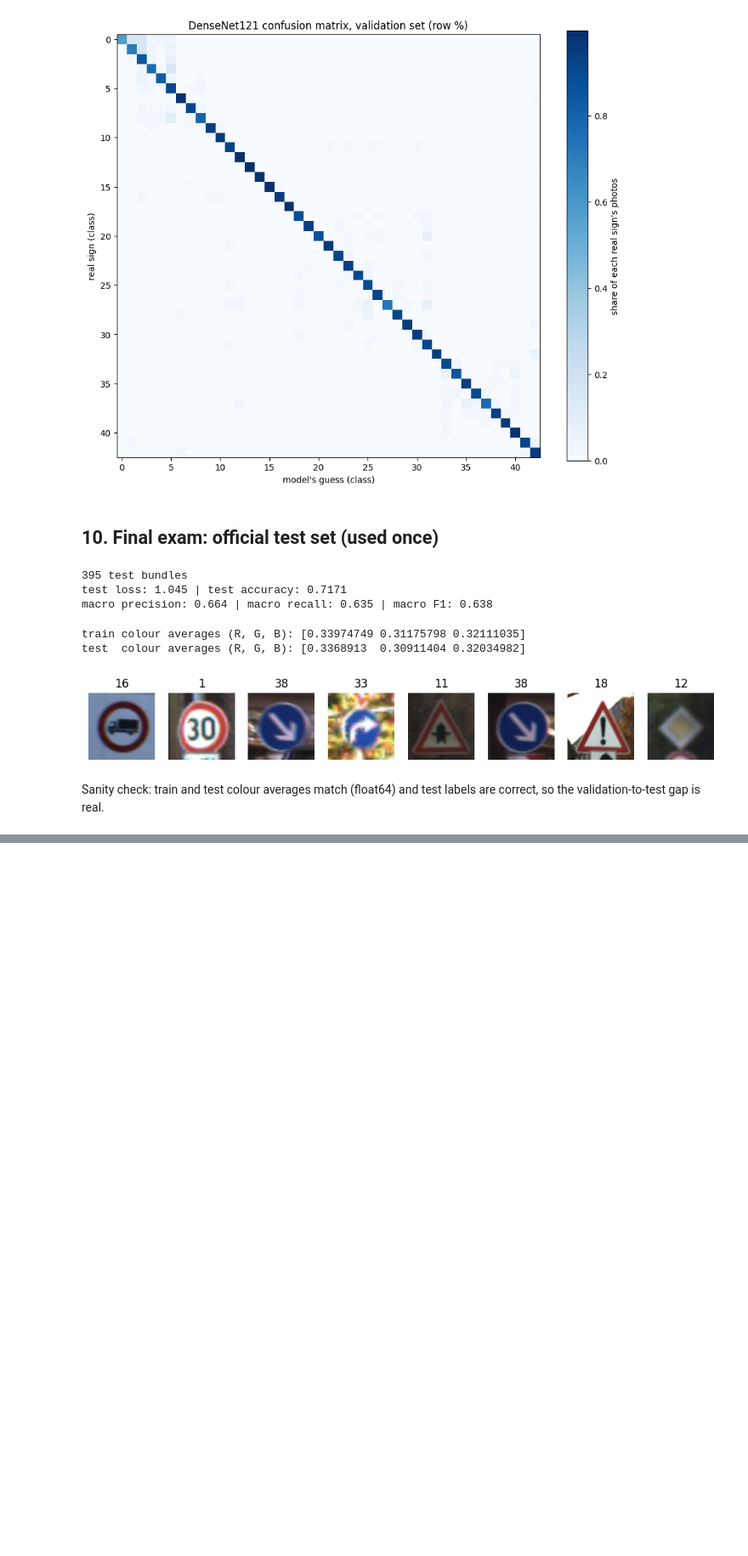
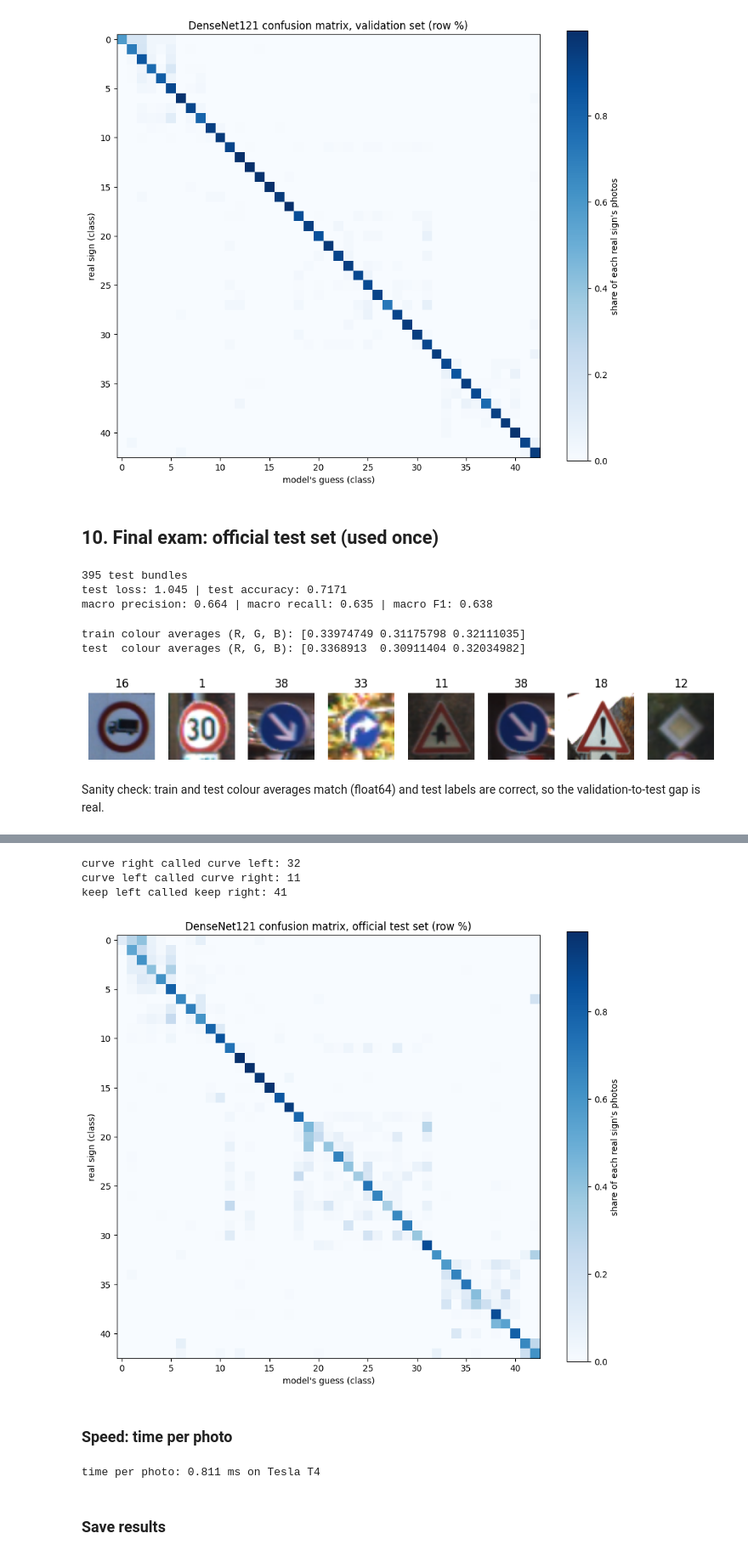
Before and after one commit to AaqibAR/DL_GroupProject, a Jupyter notebook: notebooks/densenet121_rahman.ipynb, the cells around one changed output, grey strips where cells are left out. Shown at 85% size. Cells and saved outputs as stored; diff of their text form; code cells hidden in the pictures; blank space fills up the shorter version.

Commit message:
added the results which was missed

```diff
--- a/notebooks/densenet121_rahman.ipynb
+++ b/notebooks/densenet121_rahman.ipynb
@@ -499,0 +502,19 @@ Sanity check: train and test colour averages match (float64) and test labels are
+# %%
+from sklearn.metrics import confusion_matrix, precision_recall_fscore_support
+import pandas as pd
+
+p_c, r_c, f_c, n_c = precision_recall_fscore_support(test_answers, test_guesses, zero_division=0)
+test_per_class = pd.DataFrame({"precision": p_c, "recall": r_c, "f1": f_c, "photos": n_c})
+print(test_per_class.sort_values("f1").head(10))
+
+cm_test = confusion_matrix(test_answers, test_guesses)
+mistakes = []
+for real in range(43):
+    for guess in range(43):
+        if real != guess and cm_test[real, guess] > 0:
+            mistakes.append((cm_test[real, guess], real, guess))
+mistakes.sort(reverse=True)
+
+print("total mistakes:", sum(m[0] for m in mistakes))
+for count, real, guess in mistakes[:10]:
+    print(f"real {real} -> guessed {guess}: {count} photos")
@@ -499,0 +539,41 @@ Sanity check: train and test colour averages match (float64) and test labels are
+# %%
+print("curve right called curve left:", cm_test[20, 19])
+print("curve left called curve right:", cm_test[19, 20])
+print("keep left called keep right:", cm_test[39, 38])
+
+cm_test_pct = cm_test / cm_test.sum(axis=1, keepdims=True)
+plt.figure(figsize=(11, 9))
+plt.imshow(cm_test_pct, cmap="Blues")
+plt.colorbar(label="share of each real sign's photos")
+plt.xlabel("model's guess (class)")
+plt.ylabel("real sign (class)")
+plt.title("DenseNet121 confusion matrix, official test set (row %)")
+plt.savefig("/content/drive/MyDrive/densenet121_confusion_test.png", dpi=150)
+plt.show()
+# %% [output]
+curve right called curve left: 32
+curve left called curve right: 11
+keep left called keep right: 41
+[figure, added]
+# %% [markdown]
+### Speed: time per photo
+# %%
+import time
+
+model.eval()
+x = normalize(X_test_t[:32]).to(device)  # one bundle of 32 test photos
+with torch.no_grad():
+    for _ in range(10):   # warm-up: a GPU's first few runs are slow
+        model(x)
+    torch.cuda.synchronize()
+    start = time.time()
+    for _ in range(100):
+        model(x)
+    torch.cuda.synchronize()
+
+ms_per_photo = (time.time() - start) / (100 * 32) * 1000
+print(f"time per photo: {ms_per_photo:.3f} ms on {torch.cuda.get_device_name(0)}")
+# %% [output]
+time per photo: 0.811 ms on Tesla T4
+# %% [markdown]
+### Save results
```
Also changed, not shown: parts of 5 cells of this notebook, 6 other files.
